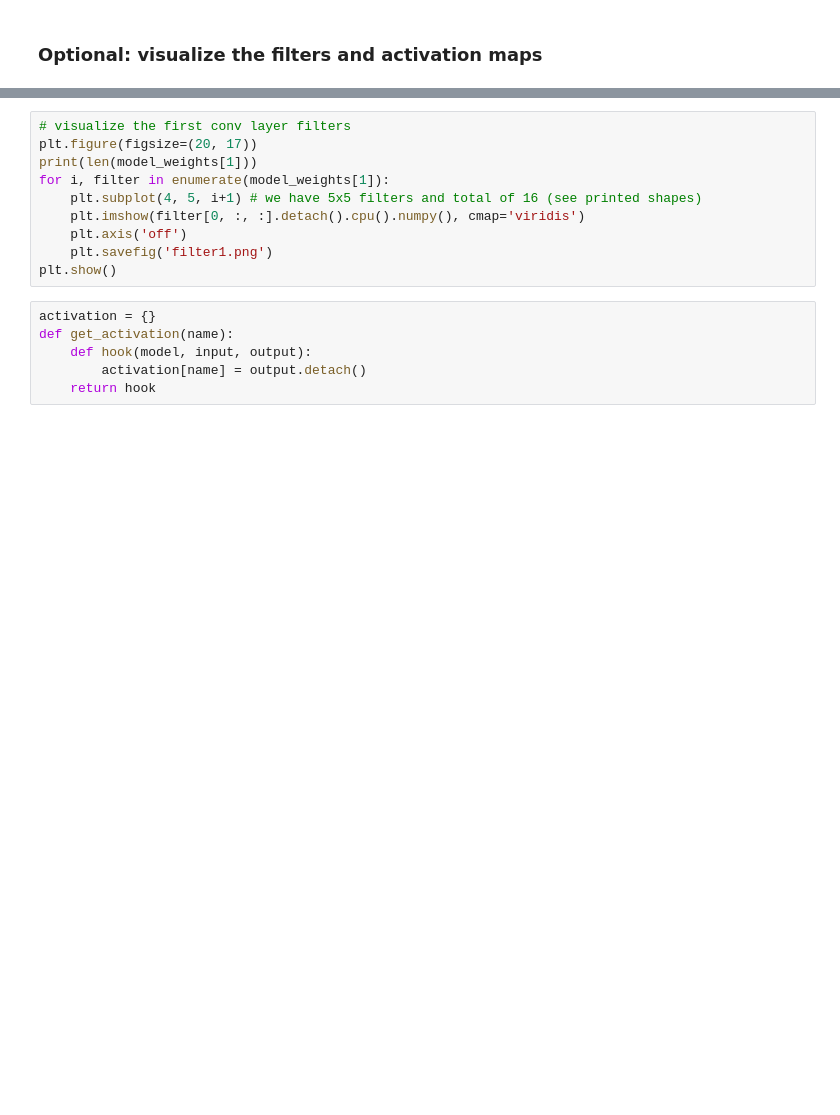
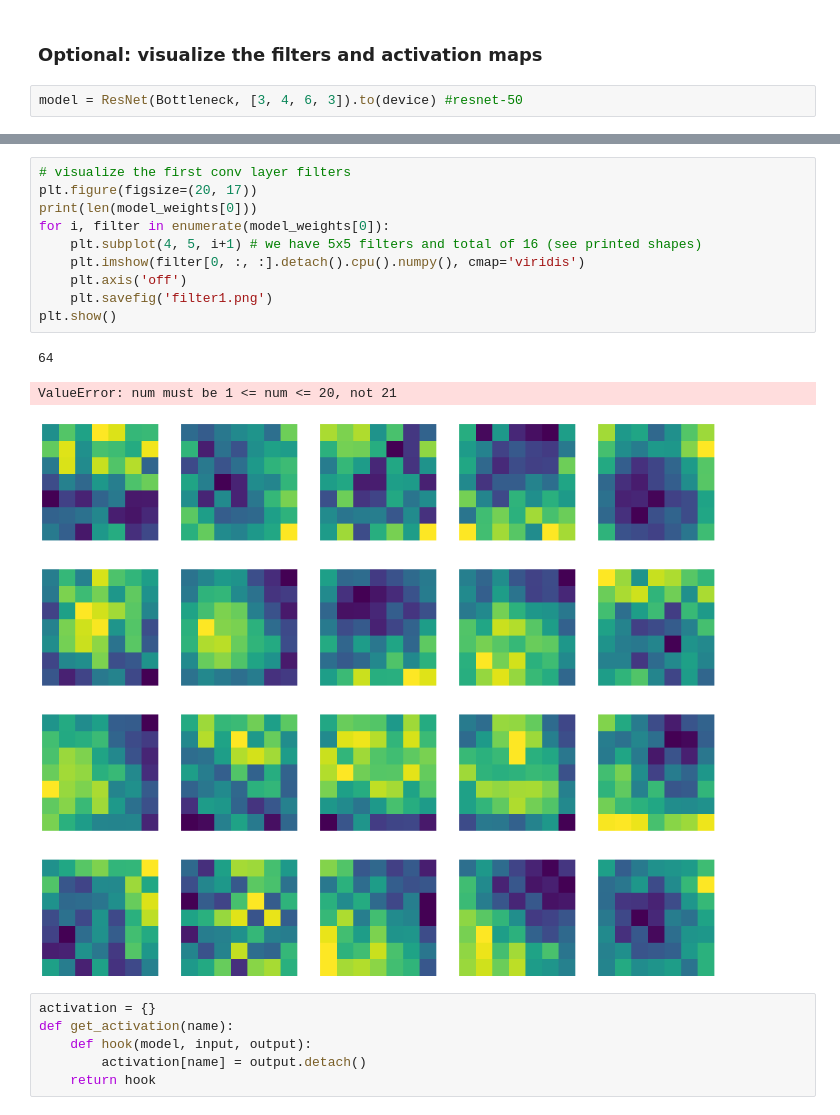
Before and after one commit to ilyeshammouda/Deep-learning-3A-ENSAE, a Jupyter notebook: session_5/TP_5_Ilyes_Hammouda.ipynb, the cells around one changed output, grey strips where cells are left out. Drawn from its saved outputs; the diff is of its cells as text; blank space fills up the shorter version.

```diff
--- a/session_5/TP_5_Ilyes_Hammouda.ipynb
+++ b/session_5/TP_5_Ilyes_Hammouda.ipynb
@@ -590,6 +590,8 @@ print(count_parameters(model))
 23528522
 # %% [markdown]
 ### Optional: visualize the filters and activation maps
+# %%
+model = ResNet(Bottleneck, [3, 4, 6, 3]).to(device) #resnet-50
 # %%
 # load a model (saved after training)
 model.load_state_dict(torch.load('plain-34-sd.bin', map_location=torch.device('cpu')))
@@ -623,13 +642,17 @@ print(f"Total convolutional layers: {counter}")
 # %%
 # visualize the first conv layer filters
 plt.figure(figsize=(20, 17))
-print(len(model_weights[1]))
-for i, filter in enumerate(model_weights[1]):
+print(len(model_weights[0]))
+for i, filter in enumerate(model_weights[0]):
     plt.subplot(4, 5, i+1) # we have 5x5 filters and total of 16 (see printed shapes)
     plt.imshow(filter[0, :, :].detach().cpu().numpy(), cmap='viridis')
     plt.axis('off')
     plt.savefig('filter1.png')
 plt.show()
+# %% [output]
+64
+ValueError: num must be 1 <= num <= 20, not 21
+[figure, added]
 # %%
 activation = {}
 def get_activation(name):
```
Also changed, not shown: parts of 4 cells of this notebook, 4 other files.
